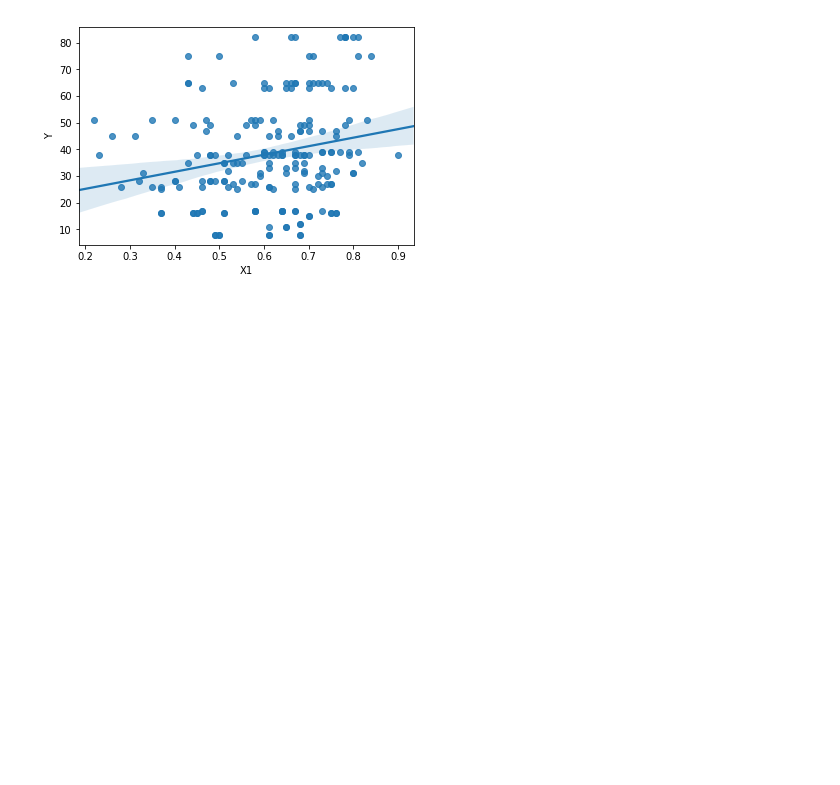
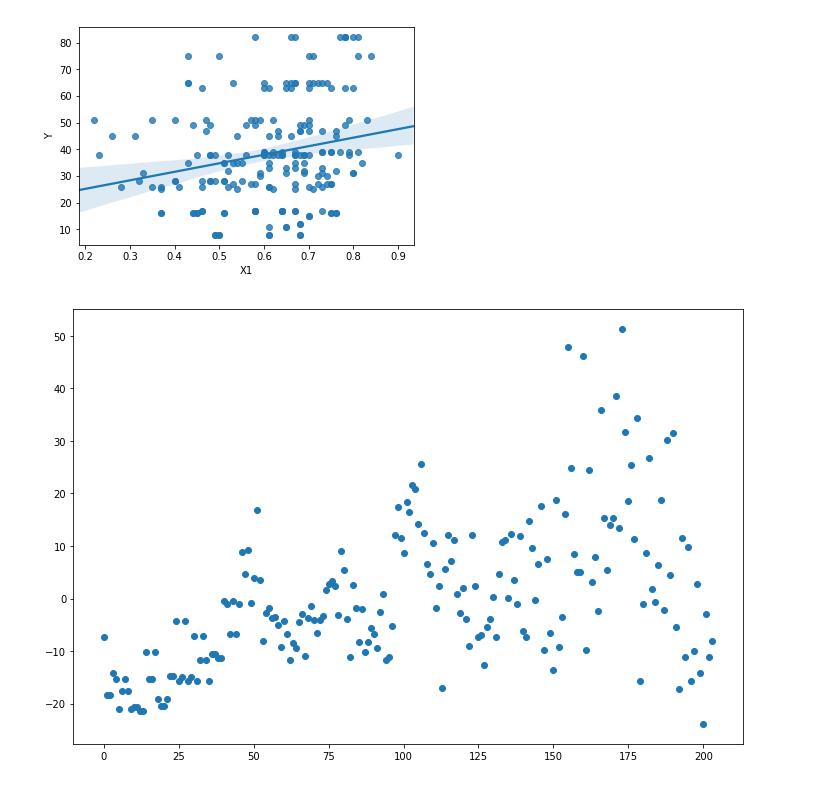
Before and after one commit to filippomedri/nextsuperhero, a Jupyter notebook: regression.ipynb, the cells around one changed output. Cells and saved outputs as stored; diff of their text form; code cells hidden in the pictures; blank space fills up the shorter version.

```diff
--- a/regression.ipynb
+++ b/regression.ipynb
@@ -92,3 +112,7 @@ sns.regplot(model_df.X1, model_df.Y)
 # %% [output]
 <matplotlib.axes._subplots.AxesSubplot at 0x...>
 [figure]
+# %%
+result.resid.plot(style='o', figsize=(12,8));
+# %% [output]
+[figure, added]
```
Also changed, not shown: parts of 14 cells of this notebook, 6 other files.
